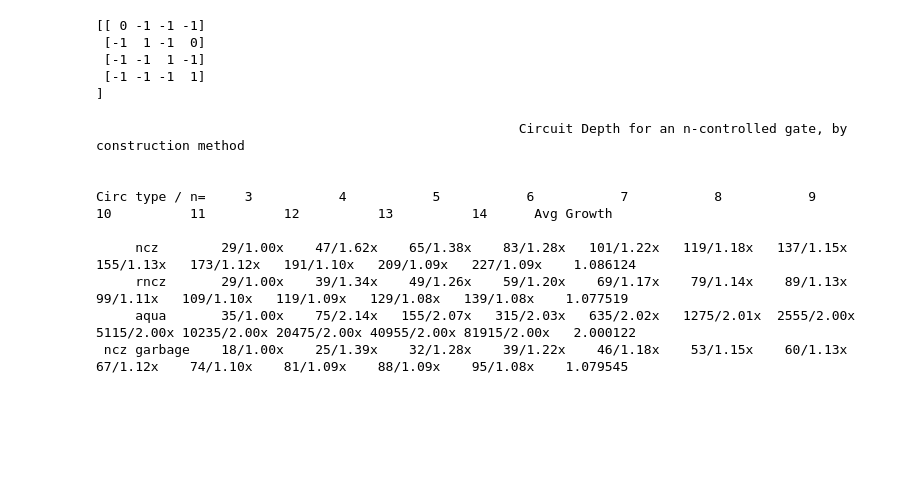
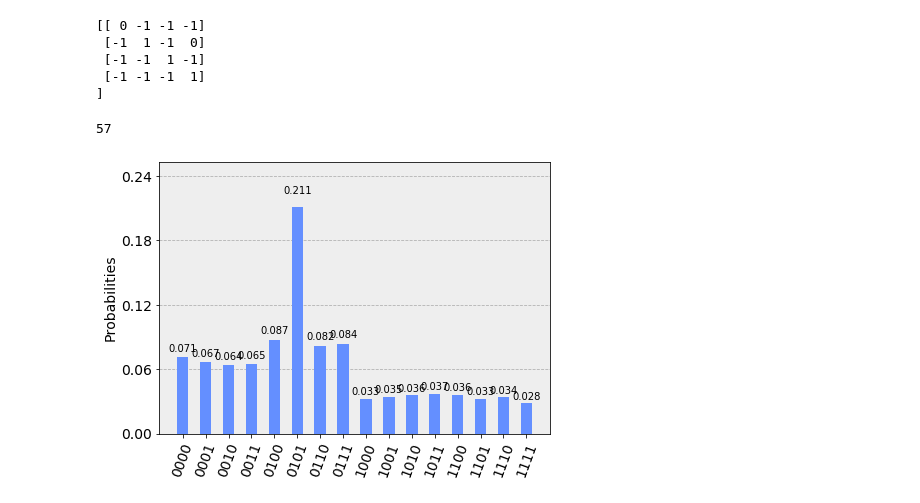
Before and after one commit to ParanoydAndroid/cryptanalysis, a Jupyter notebook: quantum_volume.ipynb, the cells around one changed output. Saved outputs shown, nothing was run; the diff lists cells and outputs as text; code cells hidden in the pictures; blank space fills up the shorter version.

Commit message:
Implemented Grover's and added maker function

```diff
--- a/quantum_volume.ipynb
+++ b/quantum_volume.ipynb
@@ -163,7 +163,7 @@ def add_oracleA(state: str, qc: QuantumCircuit, qr: QuantumRegister=None, wr: Qu
     wr.size -= 1
 
     # Add the actual oracle function by doing a controlled Z across the wires representing the input bitstring
-    rncz(len(qr)-1, qc)
+    rncz(qc)
 
     # Now we undo the register changes
     wr._bits.insert(0, qr[-1])
@@ -418,14 +433,42 @@ def get_depth_data() -> None:
 
     print_results(results, circuit_sizes)
 
-get_depth_data()
+# get_depth_data()
-# %% [output]
-                                                      Circuit Depth for an n-controlled gate, by construction method
-
-
-Circ type / n=     3           4           5           6           7           8           9           10          11          12          13          14      Avg Growth
-
-     ncz        29/1.00x    47/1.62x    65/1.38x    83/1.28x   101/1.22x   119/1.18x   137/1.15x   155/1.13x   173/1.12x   191/1.10x   209/1.09x   227/1.09x    1.086124
-     rncz       29/1.00x    39/1.34x    49/1.26x    59/1.20x    69/1.17x    79/1.14x    89/1.13x    99/1.11x   109/1.10x   119/1.09x   129/1.08x   139/1.08x    1.077519
-     aqua       35/1.00x    75/2.14x   155/2.07x   315/2.03x   635/2.02x   1275/2.01x  2555/2.00x  5115/2.00x 10235/2.00x 20475/2.00x 40955/2.00x 81915/2.00x   2.000122
- ncz garbage    18/1.00x    25/1.39x    32/1.28x    39/1.22x    46/1.18x    53/1.15x    60/1.13x    67/1.12x    74/1.10x    81/1.09x    88/1.09x    95/1.08x    1.079545
+# %%
+def make_grovers(state:int, size: int) -> QuantumCircuit:
+    """ Create and return a quantum circuit implementation of Grover's search algorithm.
+
+    Params:
+        state: Integer representation of the binary string to be encoded as the magic state.
+        size: number of qubits to use in the primary register.
+            Circuit will require at least 2 * size qubits in width, and size must be at
+            least log(state) qubits.
+
+    """
+    qr, qc = refresh(size)
+    wr = QuantumRegister(size)
+    cr = ClassicalRegister(size, 'm')
+    qc.add_register(wr)
+    qc.add_register(cr)
+
+    qc.h(qr)
+    add_oracleA(state, qc)
+
+    qc.h(qr)
+    qc.x(qr)
+    rncz(qc, uncompute=False)
+    qc.x(qr)
+    qc.h(qr)
+
+    qc.measure(qr, cr)
+
+    return qc
+# %%
+qasm_sim = Aer.get_backend('qasm_simulator')
+qc = make_grovers(5, 4)
+print(f'{qc.depth()}')
+result = execute(qc, qasm_sim, shots=4000).result()
+plot_histogram(result.get_counts())
+# %% [output]
+57
+[figure, added]
```
Also changed, not shown: parts of 4 cells of this notebook.
